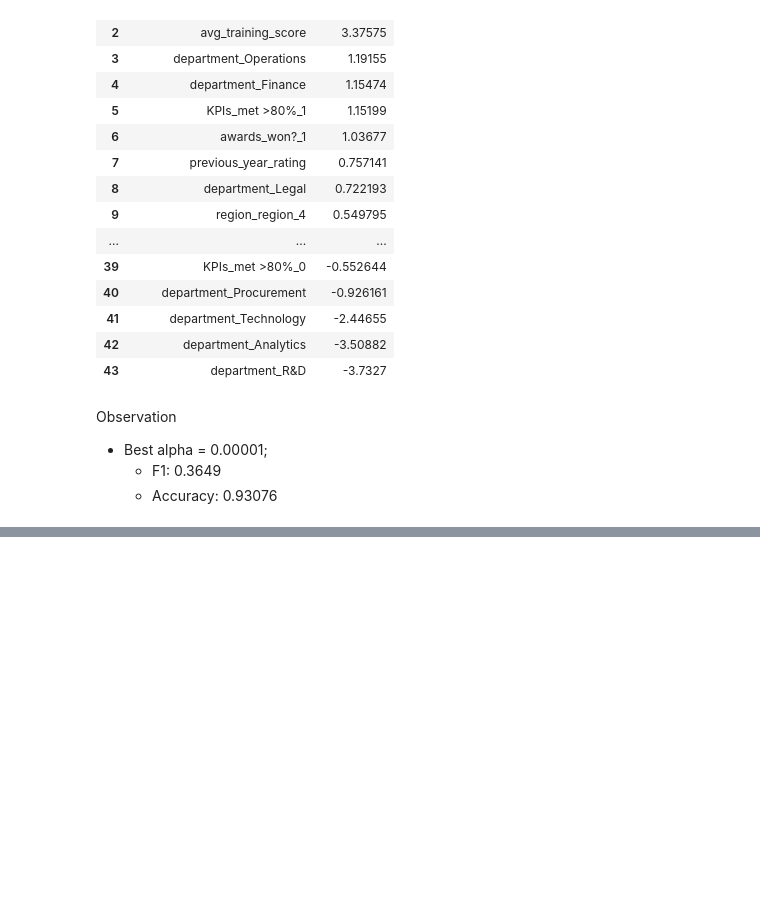
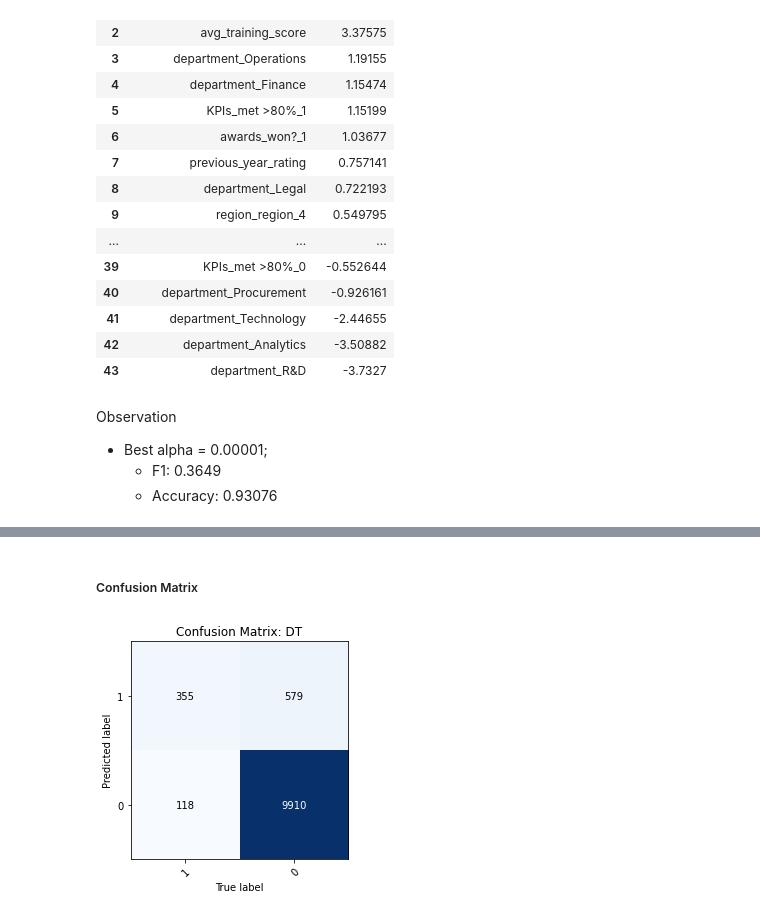
Before and after one commit to gunnerVivek/Employee-Promotion, a Jupyter notebook: 3-models.ipynb, the cells around one changed output, grey strips where cells are left out. Cells and saved outputs as stored; diff of their text form; code cells hidden in the pictures; blank space fills up the shorter version.

```diff
--- a/3-models.ipynb
+++ b/3-models.ipynb
@@ -416,0 +541,10 @@ Observation
+# %%
+# Tuned Decision Tree
+tuned_DT = DecisionTreeClassifier(max_depth=10, min_samples_split=25, class_weight='balanced', random_state=1)
+tuned_DT = tuned_DT.fit(X_oneHot.loc[train_index.values.flatten(),:], y[train_index.values.flatten()])
+# %%
+# calibrate the DT model
+DT_calibarted = CalibratedClassifierCV(base_estimator=tuned_DT, cv='prefit')
+DT_calibarted = DT_calibarted.fit(X_oneHot.loc[train_index.values.flatten(),:], y[train_index.values.flatten()])
+# %%
+y_pred = DT_calibarted.predict(X_oneHot.loc[validate_index.values.flatten(),:])
@@ -416,0 +560,6 @@ Observation
+# %% [markdown]
+##### Confusion Matrix
+# %%
+plot_confusion_matrix(y[validate_index.values.flatten()], y_pred, DT_calibarted.classes_, title='Confusion Matrix: DT')#.plot()
+# %% [output]
+[figure, added]
```
Also changed, not shown: parts of 20 cells of this notebook.
